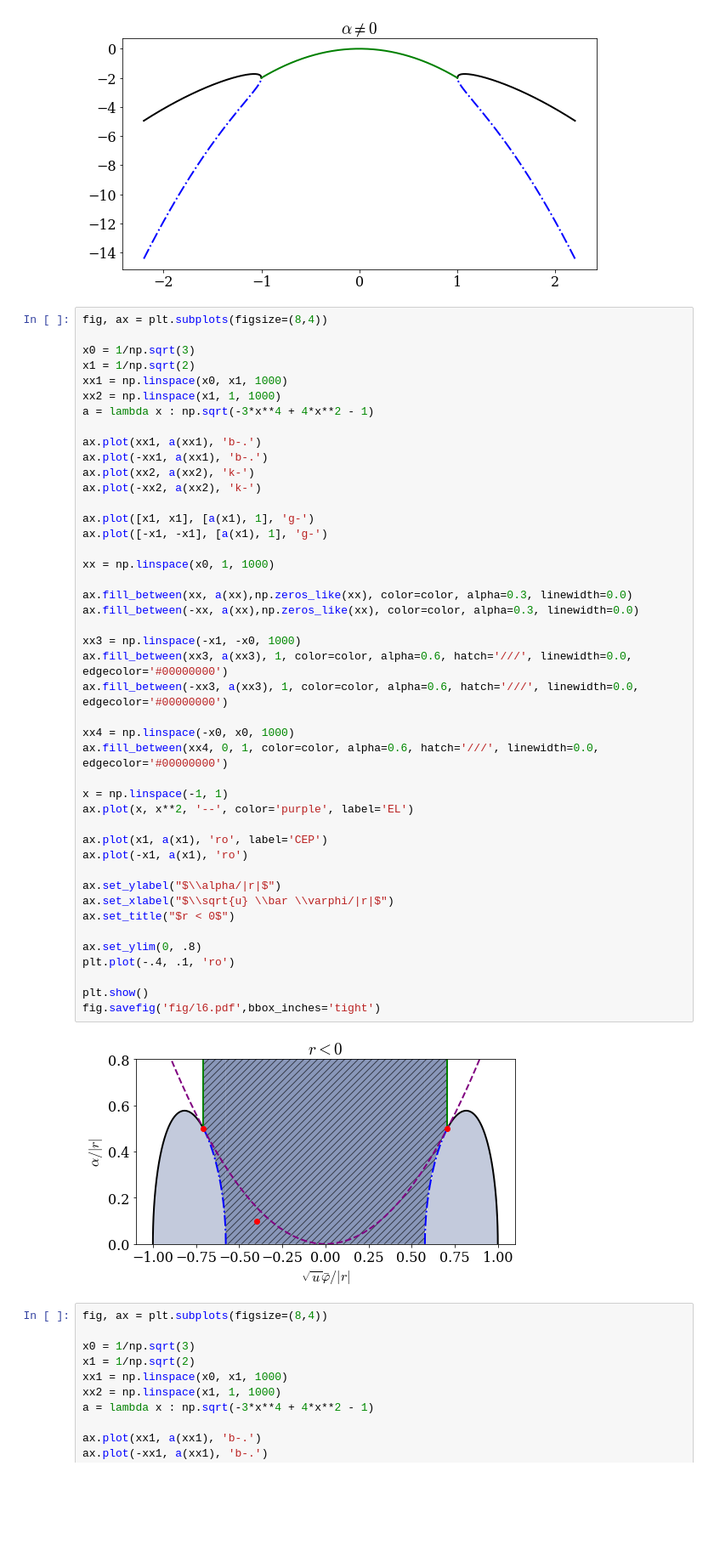
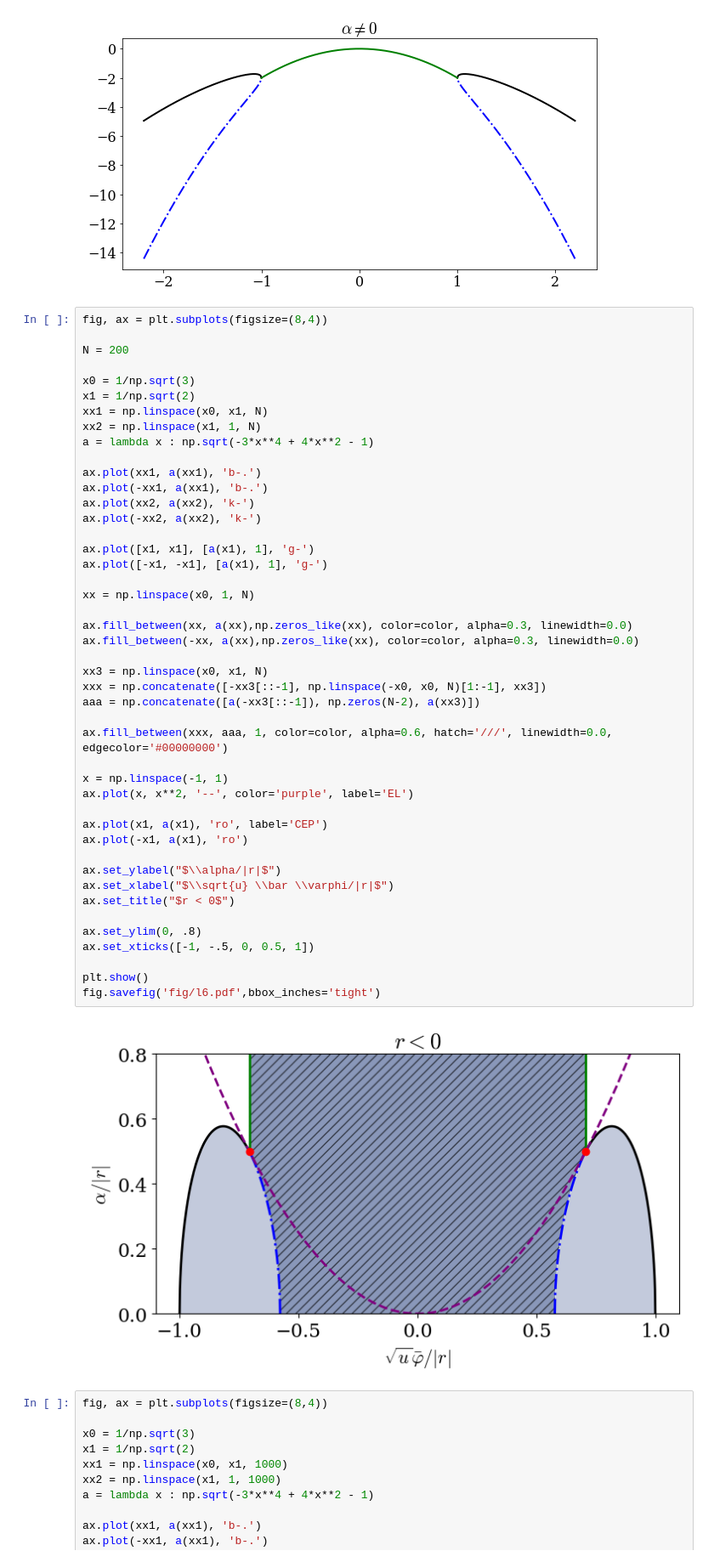
Before and after one commit to martkjoh/NRCH, a Jupyter notebook: done/phase_diag_2d.ipynb, the cells around one changed output. Shown at 85% size. Cells and saved outputs as stored; diff of their text form; blank space fills up the shorter version.

```diff
--- a/done/phase_diag_2d.ipynb
+++ b/done/phase_diag_2d.ipynb
@@ -222,49 +231,50 @@ fig.savefig('fig/l5.pdf',bbox_inches='tight')
 # %%
 fig, ax = plt.subplots(figsize=(8,4))
 
+N = 200
+
 x0 = 1/np.sqrt(3)
 x1 = 1/np.sqrt(2)
-xx1 = np.linspace(x0, x1, 1000)
-xx2 = np.linspace(x1, 1, 1000)
+xx1 = np.linspace(x0, x1, N)
+xx2 = np.linspace(x1, 1, N)
 a = lambda x : np.sqrt(-3*x**4 + 4*x**2 - 1)
 
 ax.plot(xx1, a(xx1), 'b-.')
 ax.plot(-xx1, a(xx1), 'b-.')
 ax.plot(xx2, a(xx2), 'k-')
 ax.plot(-xx2, a(xx2), 'k-')
 
 ax.plot([x1, x1], [a(x1), 1], 'g-')
 ax.plot([-x1, -x1], [a(x1), 1], 'g-')
 
-xx = np.linspace(x0, 1, 1000)
+xx = np.linspace(x0, 1, N)
 
 ax.fill_between(xx, a(xx),np.zeros_like(xx), color=color, alpha=0.3, linewidth=0.0)
 ax.fill_between(-xx, a(xx),np.zeros_like(xx), color=color, alpha=0.3, linewidth=0.0)
 
-xx3 = np.linspace(-x1, -x0, 1000)
-ax.fill_between(xx3, a(xx3), 1, color=color, alpha=0.6, hatch='///', linewidth=0.0, edgecolor='#00000000')
-ax.fill_between(-xx3, a(xx3), 1, color=color, alpha=0.6, hatch='///', linewidth=0.0, edgecolor='#00000000')
+xx3 = np.linspace(x0, x1, N)
+xxx = np.concatenate([-xx3[::-1], np.linspace(-x0, x0, N)[1:-1], xx3])
+aaa = np.concatenate([a(-xx3[::-1]), np.zeros(N-2), a(xx3)])
 
-xx4 = np.linspace(-x0, x0, 1000)
-ax.fill_between(xx4, 0, 1, color=color, alpha=0.6, hatch='///', linewidth=0.0, edgecolor='#00000000')
+ax.fill_between(xxx, aaa, 1, color=color, alpha=0.6, hatch='///', linewidth=0.0, edgecolor='#00000000')
 
 x = np.linspace(-1, 1)
 ax.plot(x, x**2, '--', color='purple', label='EL')
 
 ax.plot(x1, a(x1), 'ro', label='CEP')
 ax.plot(-x1, a(x1), 'ro')
 
 ax.set_ylabel("$\\alpha/|r|$")
 ax.set_xlabel("$\\sqrt{u} \\bar \\varphi/|r|$")
 ax.set_title("$r < 0$")
 
 ax.set_ylim(0, .8)
-plt.plot(-.4, .1, 'ro')
+ax.set_xticks([-1, -.5, 0, 0.5, 1])
 
 plt.show()
 fig.savefig('fig/l6.pdf',bbox_inches='tight')
 # %% [output]
-[figure, old version]
+[figure, new version]
 # %%
 fig, ax = plt.subplots(figsize=(8,4))
 
```
Also changed, not shown: parts of 4 cells of this notebook, 19 other files.
